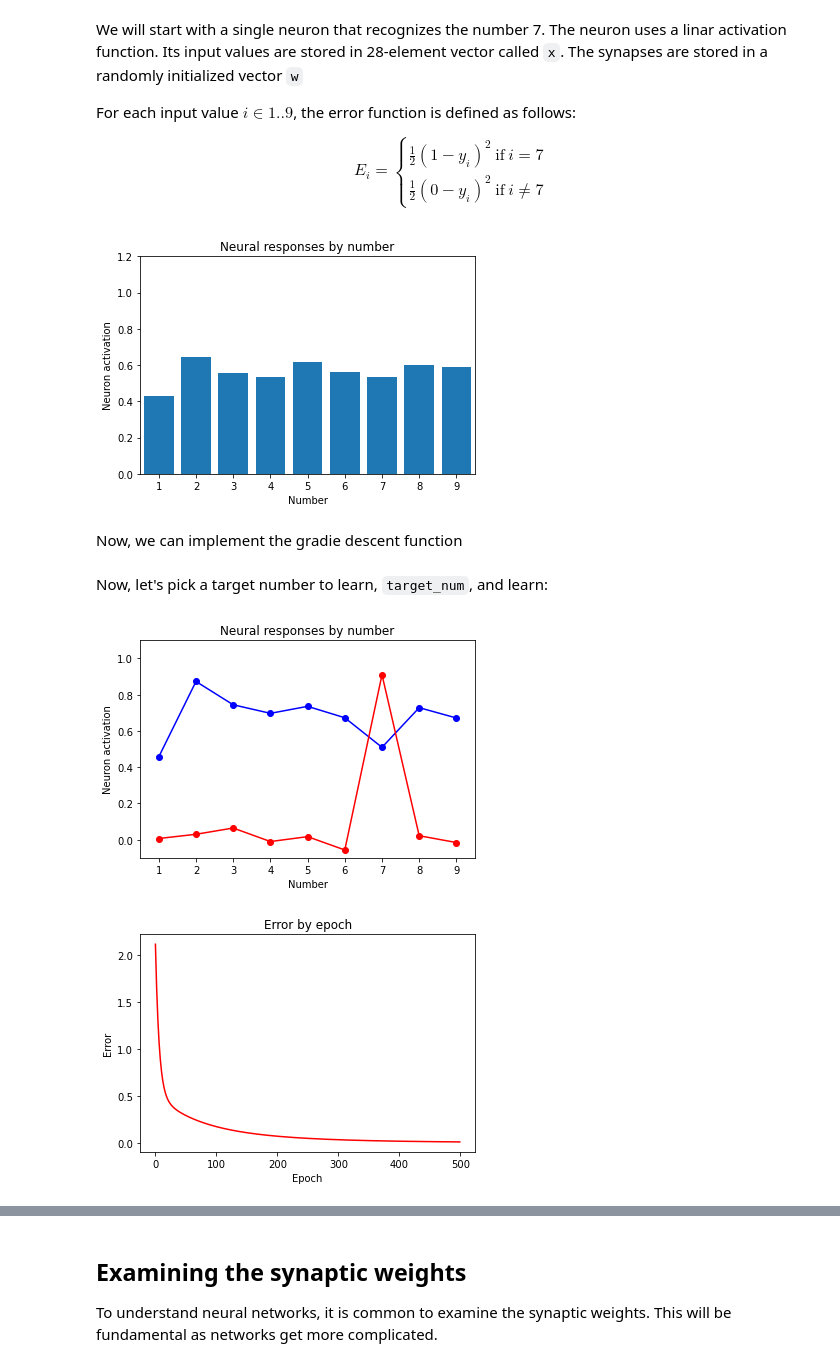
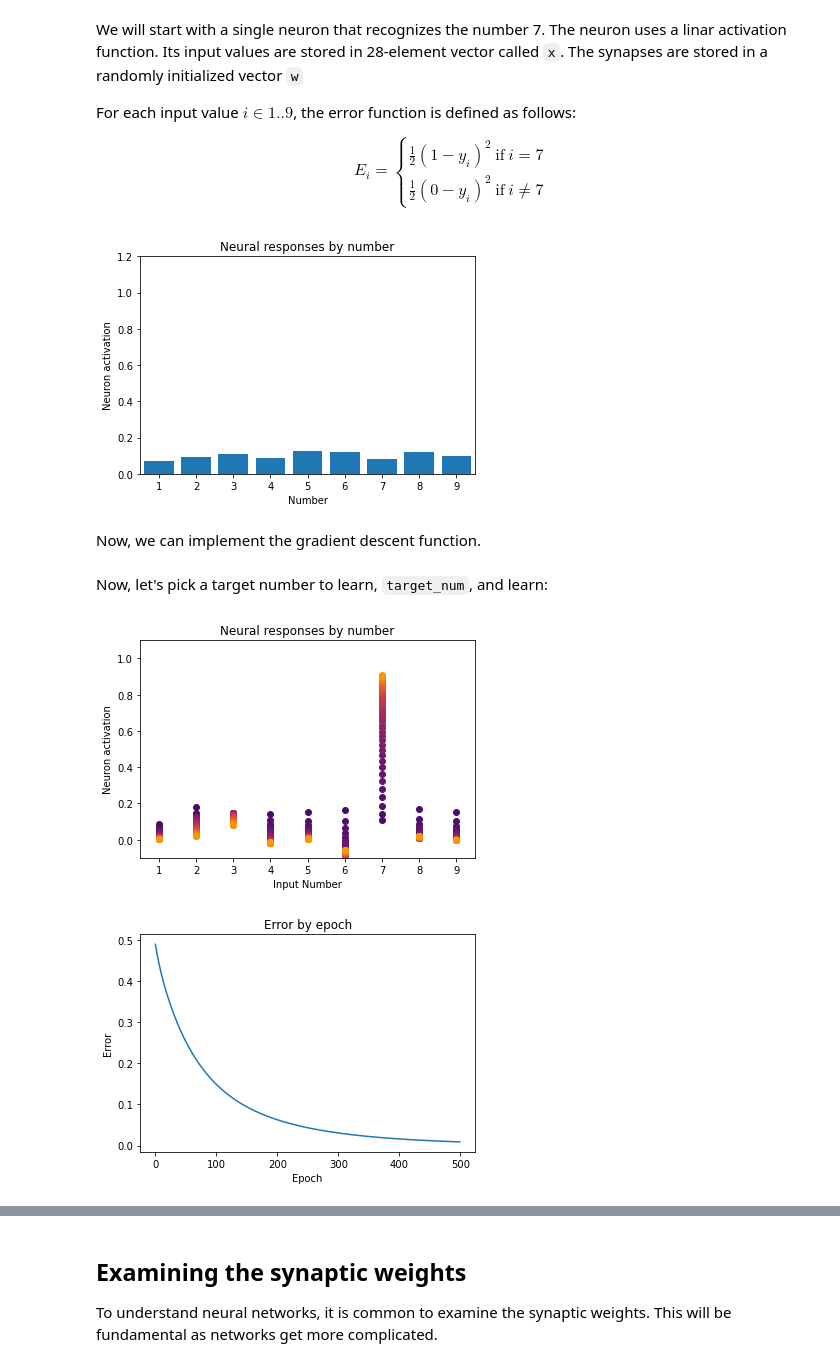
Before and after one commit to TheRealDrDre/CompCogNeuro, a Jupyter notebook: ANN/ANN_1.ipynb, the cells around one changed output, grey strips where cells are left out. Saved outputs shown, nothing was run; the diff lists cells and outputs as text; code cells hidden in the pictures.

```diff
--- a/ANN/ANN_1.ipynb
+++ b/ANN/ANN_1.ipynb
@@ -171,9 +174,9 @@ def perceptron_error(x, y):
 
 fig = plt.figure(figsize=(8, 6))
 ax = fig.add_subplot(111, projection='3d')
-x, y = np.meshgrid(w1, w2)
-z = perceptron_error(x, y)
-ax.plot_surface(x, y, z, cmap="viridis", antialiased=False)
+X, Y = np.meshgrid(w1, w2)
+Z = perceptron_error(X, Y)
+ax.plot_surface(X, Y, Z, cmap="viridis", antialiased=False)
 ax.set_xlabel(r"$w_1$")
 ax.set_ylabel(r"$w_2$")
 ax.set_zlabel("Error")
@@ -328,37 +331,37 @@ $$
 # %%
 num = np.loadtxt("7.txt")
 x = np.zeros((num.size))            # Input values
-w = np.random.random(num.size) / 10   # Synapses
+w = np.random.random(num.size) / 50   # Synapses
 eta = 0.01  # Learning rate
 
 def set_inputs(digit):
     """Loads the inputs corresponding to a digit into the input values"""
     global x
     if digit >= 1 and digit < 10:
         x = np.loadtxt("%s.txt" % digit).flatten()
 
 def activation():
     """Linear activation rule"""
     inputs = w * x
     return sum(inputs)
 
 def calculate_response(digit):
     """Calculates the response of the neuron to a digit"""
     set_inputs(digit)
     return activation()
 
 vals = np.arange(1, 10)
 ys = [calculate_response(j) for j in vals]
 plt.axis([0.5, 9.5, 0, 1.2])
 plt.bar(vals, ys)
 plt.title("Neural responses by number")
 plt.xlabel("Number")
 plt.ylabel("Neuron activation")
 plt.show()
 # %% [output]
-[figure, old version]
+[figure, new version]
 # %% [markdown]
-Now, we can implement the gradie descent function
+Now, we can implement the gradient descent function.
 # %%
 target_num = 7  # Targer number
 
@@ -394,27 +397,39 @@ Now, let's pick a target number to learn, `target_num`, and learn:
 target_num = 7
 E = []  # Error by epoch
 
-w = np.random.random(num.size)/10   # Synapses
+w = np.random.random(num.size)/50   # Synapses
 
 ys_start = [calculate_response(j) for j in vals]
+ys_end = [ys_start]
+plt.axis([0.5, 9.5, -0.1, 1.1])
+#plt.plot(vals, ys_start, "bo-")
 
-plt.axis([0.5, 9.5, -0.1, 1.1])
-plt.plot(vals, ys_start, "bo-")
+jet = cm = plt.get_cmap('inferno')
+cNorm  = colors.Normalize(vmin = -20, vmax = 70)
+scalarMap = cmx.ScalarMappable(norm = cNorm, cmap = jet)
 
-gradient_descent(n = 500)
+for jj in range(50):
+    gradient_descent(n = 10)
+    ys_end.append([calculate_response(j) for j in vals])
 
-ys_end = [calculate_response(j) for j in vals]
-plt.plot(vals, ys_end, "ro-")
+for jj in range(50):
+    color = "#0000FF"
+    alpha = hex(jj * 10)
+    alpha = alpha[2:]
+    if len(alpha) < 2:
+        alpha = "0" + alpha
+    plt.plot(vals, ys_end[jj], color=scalarMap.to_rgba(jj), marker="o", linestyle="")
+
 plt.title("Neural responses by number")
-plt.xlabel("Number")
+plt.xlabel("Input Number")
 plt.ylabel("Neuron activation")
 plt.show()
 
-plt.plot(E, "r-")
+plt.plot(E)
 plt.xlabel("Epoch")
 plt.ylabel("Error")
 plt.title("Error by epoch")
 plt.show()
 # %% [output]
-[figure, old version]
+[figure, new version]
-[figure, old version]
+[figure, new version]
```
Also changed, not shown: parts of 8 cells of this notebook, 3 other files.
